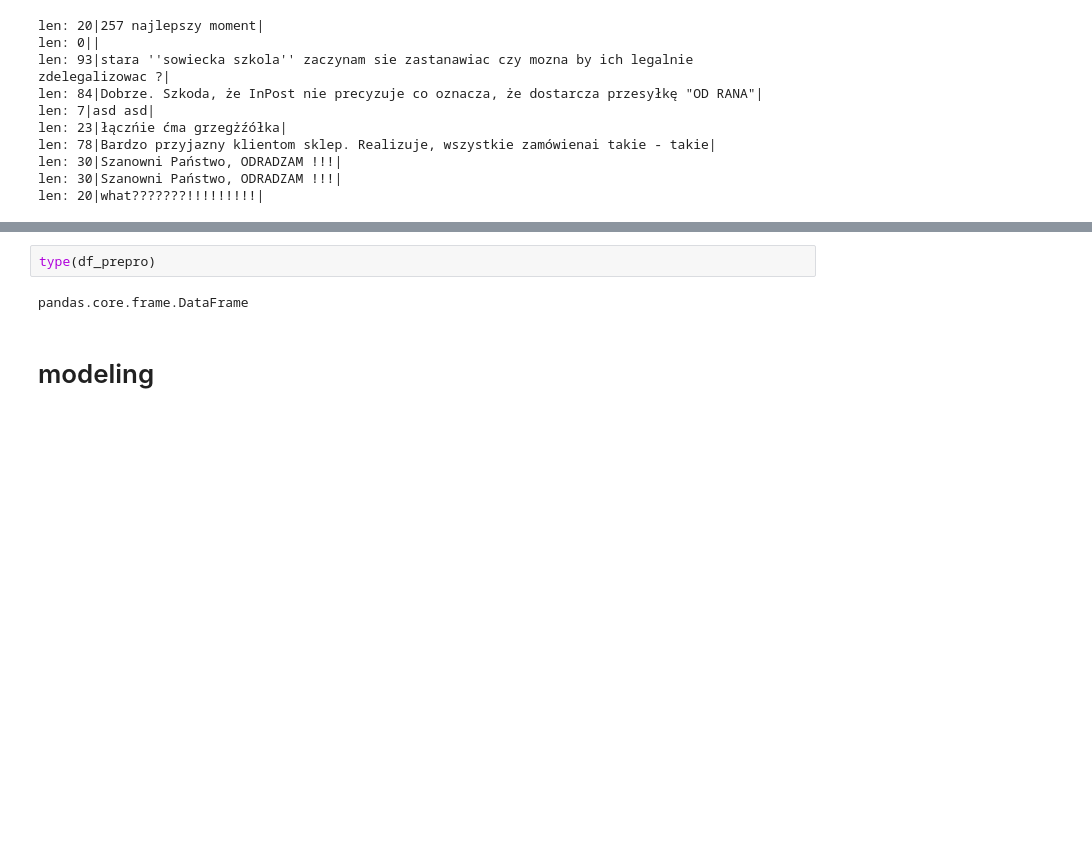
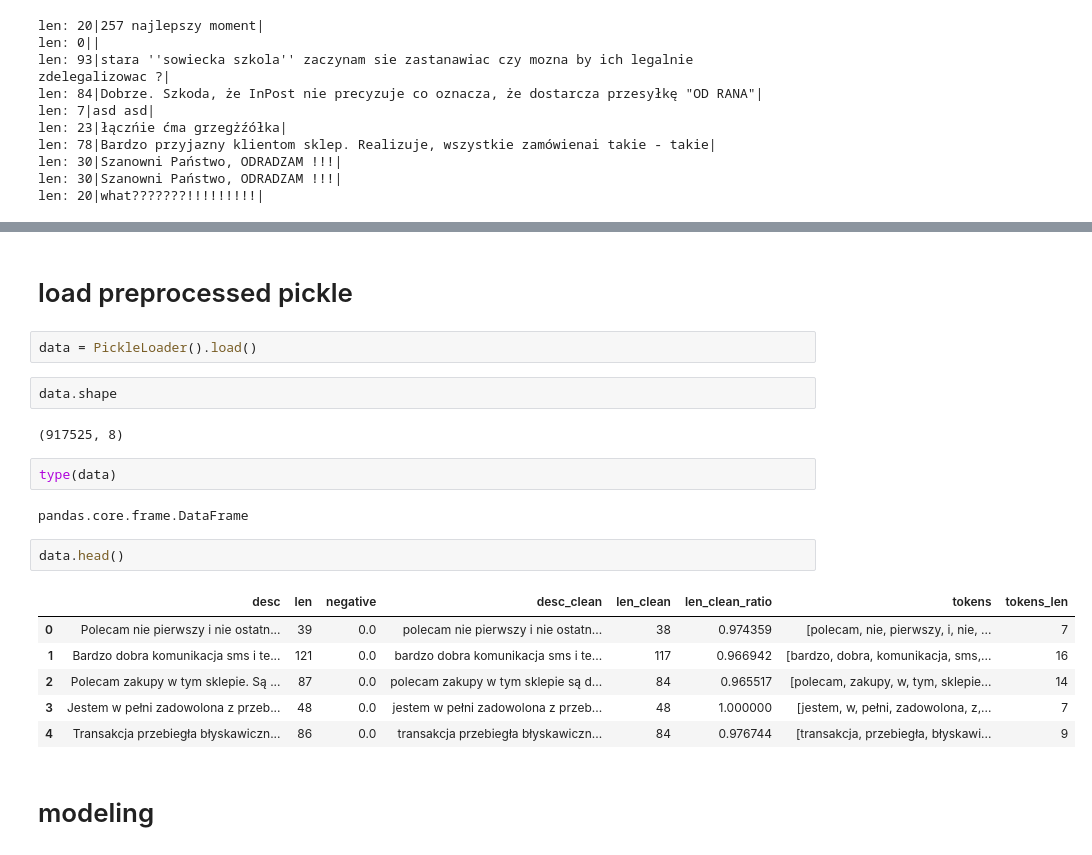
Before and after one commit to mbronis/gensim, a Jupyter notebook: gensim.ipynb, the cells around one changed output, grey strips where cells are left out. Cells and saved outputs as stored; diff of their text form; blank space fills up the shorter version.

Commit message:
separate load and preprocessing in prep_data.py

```diff
--- a/gensim.ipynb
+++ b/gensim.ipynb
@@ -215,7 +207,24 @@ df_prepro.shape
-# %%
-type(df_prepro)
-# %% [output]
-pandas.core.frame.DataFrame
+# %% [markdown]
+# load preprocessed pickle
+# %%
+data = PickleLoader().load()
+# %%
+data.shape
+# %% [output]
+(917525, 8)
+# %%
+type(data)
+# %% [output]
+pandas.core.frame.DataFrame
+# %%
+data.head()
+# %% [output]
+|  | desc | len | negative | desc_clean | len_clean | len_clean_ratio | tokens | tokens_len |
+| 0 | Polecam nie pierwszy i nie ostatn... | 39 | 0.0 | polecam nie pierwszy i nie ostatn... | 38 | 0.974359 | [polecam, nie, pierwszy, i, nie, ... | 7 |
+| 1 | Bardzo dobra komunikacja sms i te... | 121 | 0.0 | bardzo dobra komunikacja sms i te... | 117 | 0.966942 | [bardzo, dobra, komunikacja, sms,... | 16 |
+| 2 | Polecam zakupy w tym sklepie. Są ... | 87 | 0.0 | polecam zakupy w tym sklepie są d... | 84 | 0.965517 | [polecam, zakupy, w, tym, sklepie... | 14 |
+| 3 | Jestem w pełni zadowolona z przeb... | 48 | 0.0 | jestem w pełni zadowolona z przeb... | 48 | 1.000000 | [jestem, w, pełni, zadowolona, z,... | 7 |
+| 4 | Transakcja przebiegła błyskawiczn... | 86 | 0.0 | transakcja przebiegła błyskawiczn... | 84 | 0.976744 | [transakcja, przebiegła, błyskawi... | 9 |
 # %% [markdown]
 # modeling
 # %% [markdown]
```
Also changed, not shown: parts of 14 cells of this notebook, 3 other files.
